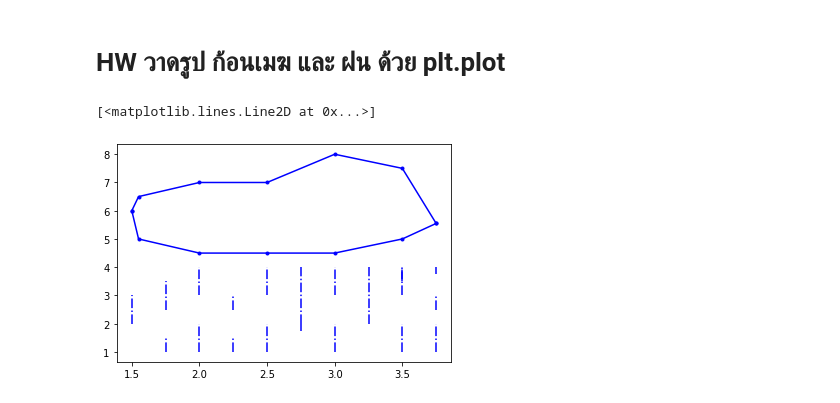
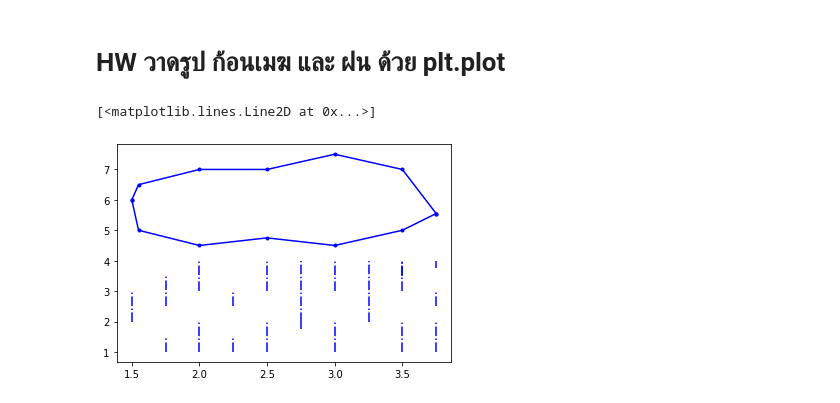
Before and after one commit to Jennapa-colab/data_viz_2022, a Jupyter notebook: DataViz04_Data_Comparison.ipynb, the cells around one changed output. Cells and saved outputs as stored; diff of their text form; code cells hidden in the pictures.

```diff
--- a/DataViz04_Data_Comparison.ipynb
+++ b/DataViz04_Data_Comparison.ipynb
@@ -139,29 +139,30 @@ plt.ylabel('size (cm)'); # เติมชื่อ แกน y
 # %% [markdown]
 # HW วาดรูป ก้อนเมฆ และ ฝน ด้วย plt.plot
 # %%
+#ฝน
 plt.plot([2,2],[1,2],'b-.')
 plt.plot([2,2],[3,4],'b-.')
 plt.plot([3,3],[3,4],'b-.')
 plt.plot([3,3],[1,2],'b-.')
 plt.plot([3.5,3.5],[3,4],'b-.')
 plt.plot([3.5,3.5],[3.5,4],'b-.')
 plt.plot([3.5,3.5],[1,2],'b-.')
 plt.plot([2.5,2.5],[1,2],'b-.')
 plt.plot([2.5,2.5],[3,4],'b-.')
 plt.plot([1.75,1.75],[2.5,3.5],'b-.')
 plt.plot([3.75,3.75],[2.5,3],'b-.')
 plt.plot([3.75,3.75],[1,2],'b-.')
 plt.plot([3.75,3.75],[3.75,4],'b-.')
 plt.plot([2.25,2.25],[2.5,3],'b-.')
 plt.plot([2.25,2.25],[1,1.5],'b-.')
 plt.plot([2.75,2.75],[2,4],'b-.')
 plt.plot([2.75,2.75],[1.75,2],'b-.')
 plt.plot([1.75,1.75],[1,1.5],'b-.')
 plt.plot([1.5,1.5],[2,3],'b-.')
 plt.plot([3.25,3.25],[2,4],'b-.')
 # ก้อนเมฆ
-plt.plot([1.5,1.55,2,2.5,3,3.5,3.75],[6,5,4.5,4.5,4.5,5,5.55],'b.-')
-plt.plot([1.5,1.55,2,2.5,3,3.5,3.75],[6,6.5,7,7,8,7.5,5.55],'b.-')
+plt.plot([1.5,1.55,2,2.5,3,3.5,3.75],[6,5,4.5,4.75,4.5,5,5.55],'b.-')
+plt.plot([1.5,1.55,2,2.5,3,3.5,3.75],[6,6.5,7,7,7.5,7,5.55],'b.-')
 # %% [output]
 [<matplotlib.lines.Line2D at 0x...>]
-[figure, old version]
+[figure, new version]
```
